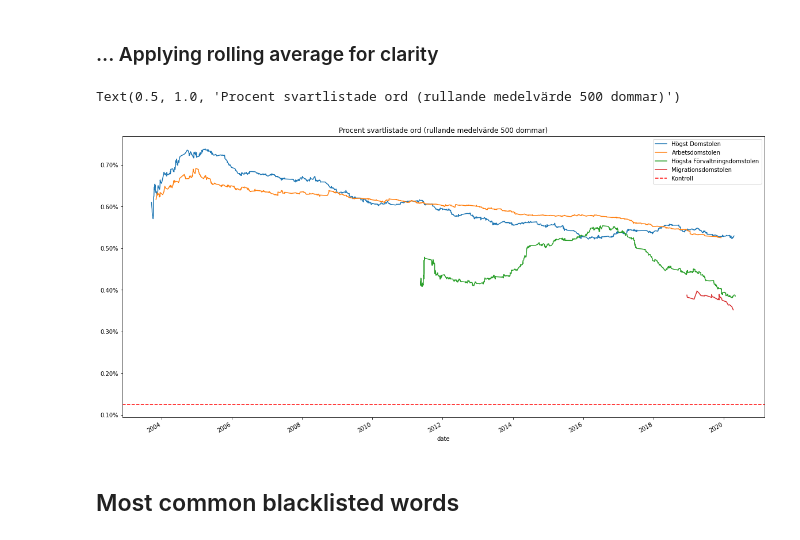
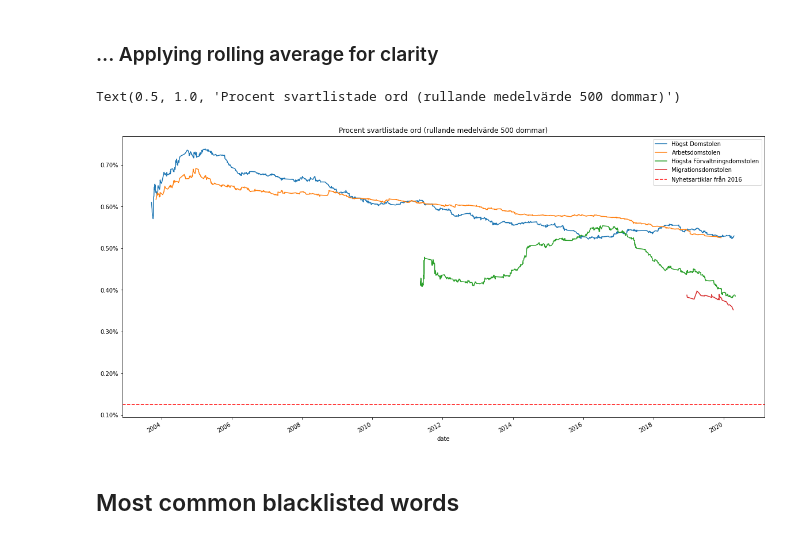
Before and after one commit to karvla/lawlingo, a Jupyter notebook: lawlingo.ipynb, the cells around one changed output. Drawn from its saved outputs; the diff is of its cells as text; code cells hidden in the pictures.

```diff
--- a/lawlingo.ipynb
+++ b/lawlingo.ipynb
@@ -300,17 +294,17 @@ Text(0.5, 1.0, 'Procent svartlistade ord')
 # %%
 win_size = 500
 ax = df.loc[df['type'] == 'HD']['illegal_ratio'].rolling(win_size, min_periods = 50).mean().plot(label="Högst Domstolen", figsize=(20,10))
 df.loc[df['type'] == 'AD']['illegal_ratio'].rolling(win_size, min_periods = 50).mean().plot(label="Arbetsdomstolen")
 df.loc[df['type'] == 'HFD']['illegal_ratio'].rolling(win_size, min_periods = 50).mean().plot(label="Högsta Förvaltningsdomstolen")
 df.loc[df['type'] == 'MIG']['illegal_ratio'].rolling(win_size, min_periods = 50).mean().plot(label="Migrationsdomstolen")
 
-ax.axhline(y=df_news['illegal_ratio'].mean(), color='r', linestyle='dashed', label="Kontroll")
+ax.axhline(y=df_news['illegal_ratio'].mean(), color='r', linestyle='dashed', label="Nyhetsartiklar från 2016")
 ax.yaxis.set_major_formatter(mtick.PercentFormatter(xmax=1.0))
 ax.legend()
 ax.set_title("Procent svartlistade ord (rullande medelvärde {} dommar)".format(win_size))
 # %% [output]
 Text(0.5, 1.0, 'Procent svartlistade ord (rullande medelvärde 500 dommar)')
-[figure, old version]
+[figure, new version]
 # %% [markdown]
 ## Most common blacklisted words
 # %%
```
Also changed, not shown: parts of 3 cells of this notebook, 2 other files.
